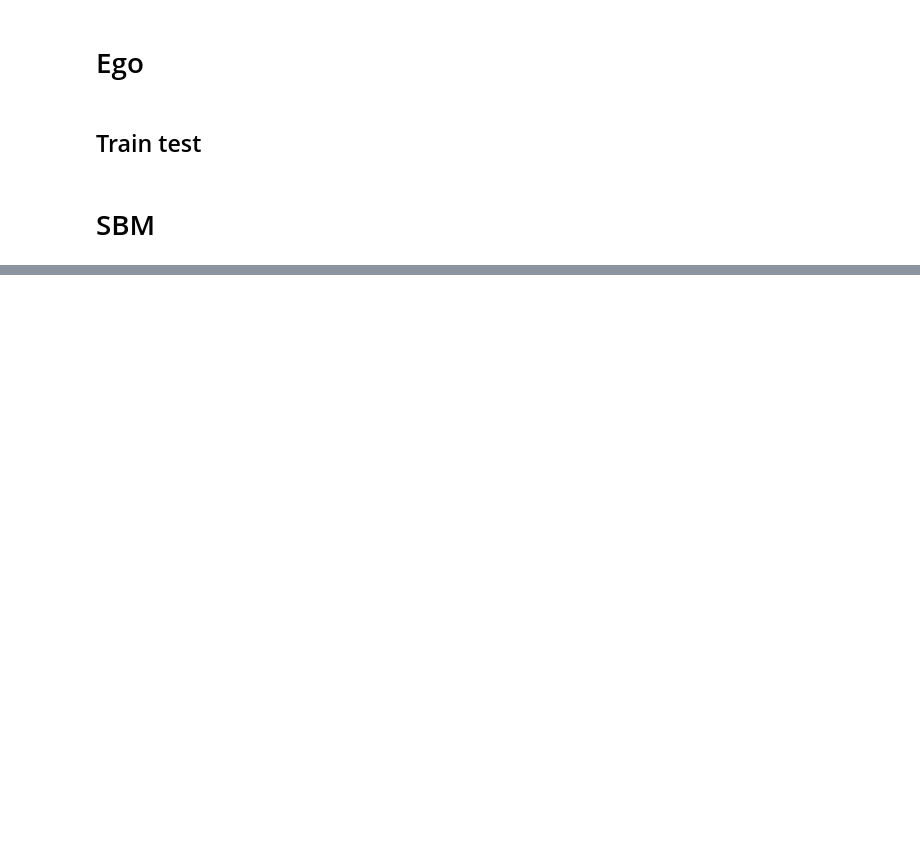
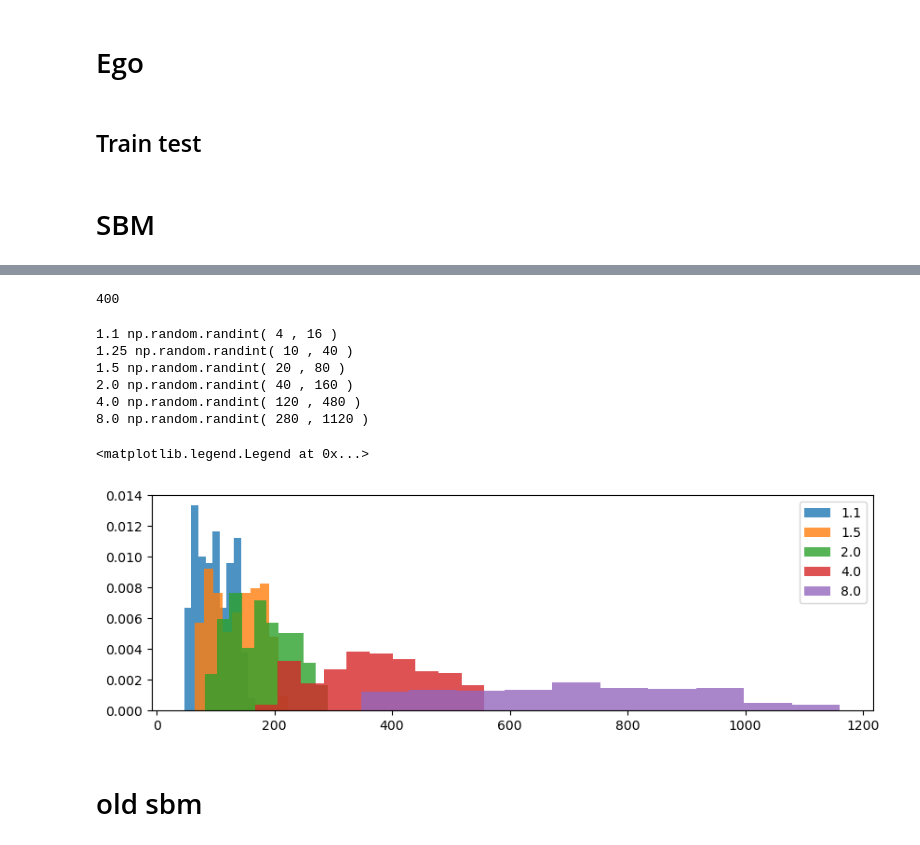
Before and after one commit to manfred-jaeger-aalborg/AHK, a Jupyter notebook: Gen Graphs.ipynb, the cells around one changed output, grey strips where cells are left out. Saved outputs shown, nothing was run; the diff lists cells and outputs as text; code cells hidden in the pictures; blank space fills up the shorter version.

```diff
--- a/Gen Graphs.ipynb
+++ b/Gen Graphs.ipynb
@@ -159,0 +251,17 @@ np.save("dataset/sbm/sbm_train_val_test.npy",np.array([train,val,test]))
+# %%
+n_graphs = 200
+orig_size_max = 40
+orig_size_min = 20
+min_n_com = 2
+max_n_com = 5
+
+delta = 10
+m = 30
+for increm in [1.1,1.25,1.5,2.0,4.0,8.0]:
+
+    nodes_min = int(orig_size_min*increm)
+    nodes_max = int(orig_size_max*increm)
+    print("MIN",nodes_min,"MAX",nodes_max,"\tnb comm:",min_n_com,"-",max_n_com)
+
+    adjs = build_sbm(n_graphs,nodes_max,nodes_min,min_n_com,max_n_com)
+    np.save("dataset/sbm/sbm_large_"+str(increm)+".npy",adjs)
@@ -159,0 +275,42 @@ np.save("dataset/sbm/sbm_train_val_test.npy",np.array([train,val,test]))
+# %%
+20*20
+# %% [output]
+400
+# %%
+(40, 160)
+
+orig_size_max = 40
+orig_size_min = 20
+for increm in [1.1,1.25,1.5,2.0,4.0,8.0]:
+    nodes_min = int(orig_size_min*increm)
+    nodes_max = int(orig_size_max*increm)
+
+    print(increm ,"np.random.randint(",(nodes_min*2)-40,",",(nodes_max*4)-160,")")
+# %% [output]
+1.1 np.random.randint( 4 , 16 )
+1.25 np.random.randint( 10 , 40 )
+1.5 np.random.randint( 20 , 80 )
+2.0 np.random.randint( 40 , 160 )
+4.0 np.random.randint( 120 , 480 )
+8.0 np.random.randint( 280 , 1120 )
+# %%
+res = []
+for increm in [1.1,1.5,2.0,4.0,8.0]:
+    A = np.load("dataset/sbm/sbm_large_"+str(increm)+".npy",allow_pickle=True)
+    #graphs = [nx.from_numpy_array(x) for x in A]
+    dist = [len(x) for x in A]
+    res.append(dist)
+# %%
+plt.figure(figsize=(10,3))
+# no 1.1 e 1.25
+incremenst = [1.1,1.5,2.0,4.0,8.0]
+c = 0
+for i in res:
+    plt.hist(i,density=True,alpha=0.8,label=str(incremenst[c]))
+    c =  c + 1
+plt.legend()
+# %% [output]
+<matplotlib.legend.Legend at 0x...>
+[figure, added]
+# %% [markdown]
+# old sbm
```
Also changed, not shown: parts of 18 cells of this notebook, 22 other files.
